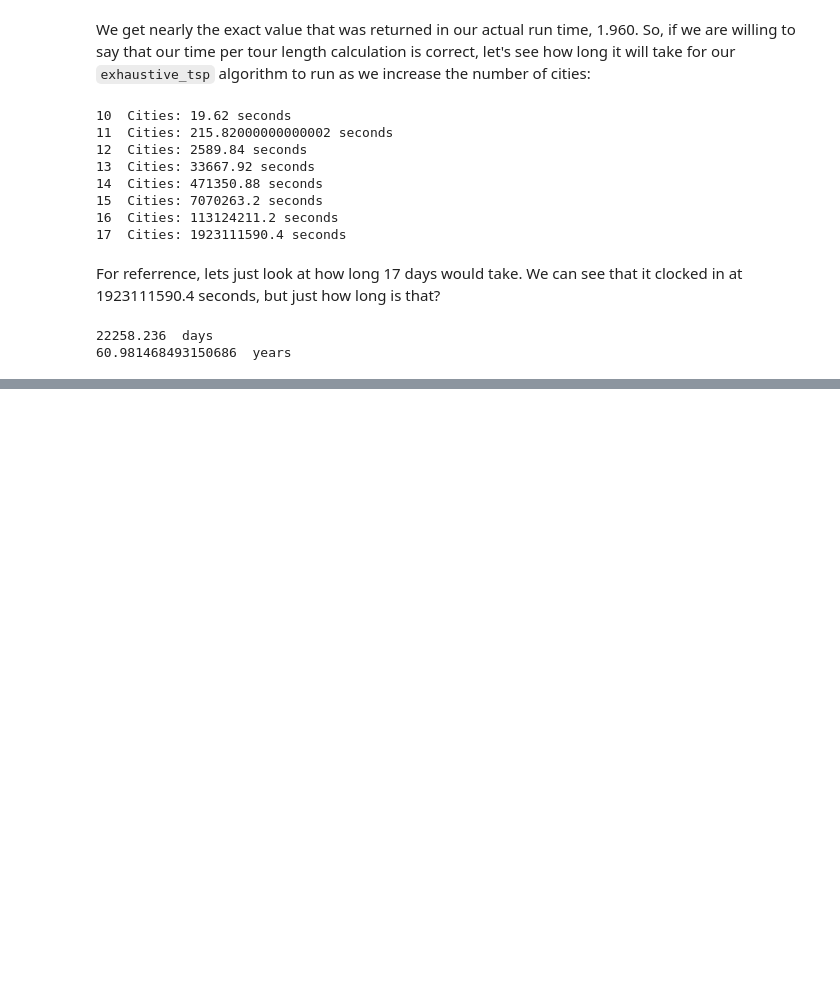
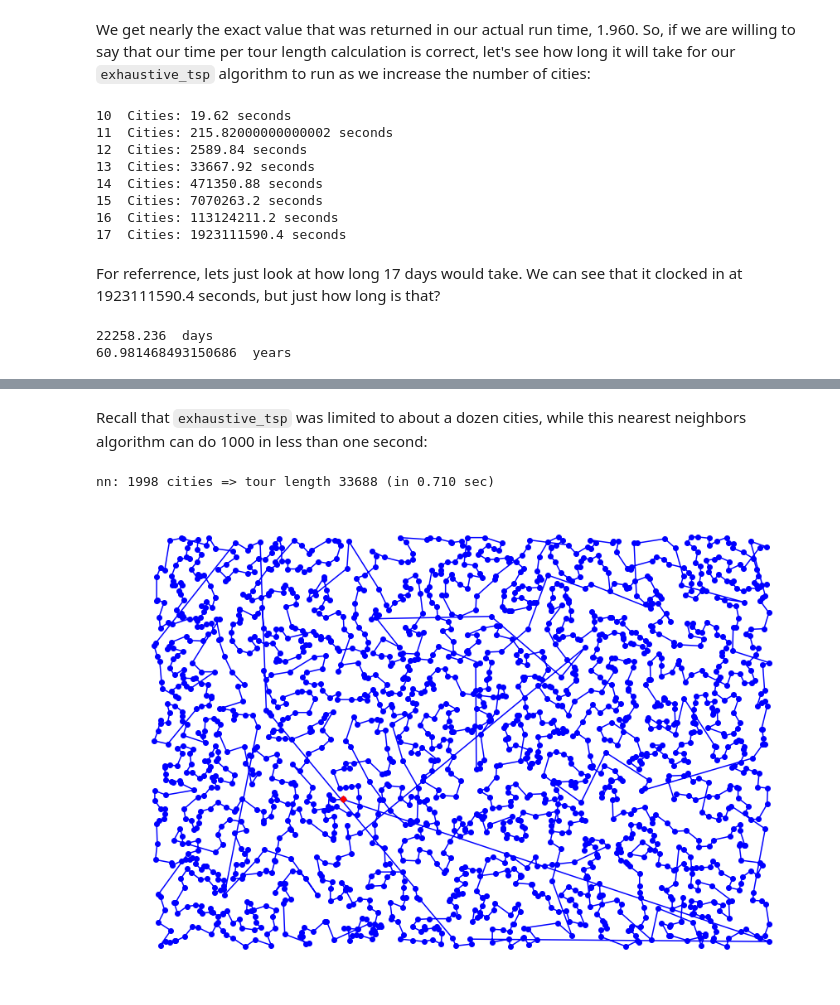
Before and after one commit to NathanielDake/cs-topics, a Jupyter notebook: Classic Problems/Traveling Salesman/Traveling Salesman Problem.ipynb, the cells around one changed output, grey strips where cells are left out. Saved outputs shown, nothing was run; the diff lists cells and outputs as text; code cells hidden in the pictures; blank space fills up the shorter version.

Commit message:
added nearest neighbor and nn ensemble algorithms

```diff
--- a/Classic Problems/Traveling Salesman/Traveling Salesman Problem.ipynb
+++ b/Classic Problems/Traveling Salesman/Traveling Salesman Problem.ipynb
@@ -228,0 +258,26 @@ Okay, so I think that we can agree that this method is not exactly scalable. The
+# %%
+def nn_tsp(cities, start=None):
+  """Start the tour at the given start city (default: first city);
+  at each step extend the tour by moving from the previous city
+  to its nearest neighbor that has not yet been visited."""
+  C = start or first(cities)
+  tour = [C]
+  unvisited = set(cities - {C})
+  while unvisited:
+    C = nearest_neighbor(C, unvisited)
+    tour.append(C)
+    unvisited.remove(C)
+  return tour
+
+def first(collection): return next(iter(collection))
+
+def nearest_neighbor(A, cities):
+  """Find the city in cities that is nearest to city A."""
+  return min(cities, key=lambda C: distance(C, A))
+# %% [markdown]
+Recall that `exhaustive_tsp` was limited to about a dozen cities, while this nearest neighbors algorithm can do 1000 in less than one second:
+# %%
+do(nn_tsp, Cities(2000))
+# %% [output]
+nn: 1998 cities => tour length 33688 (in 0.710 sec)
+[figure, added]
```
Also changed, not shown: parts of 17 cells of this notebook.
